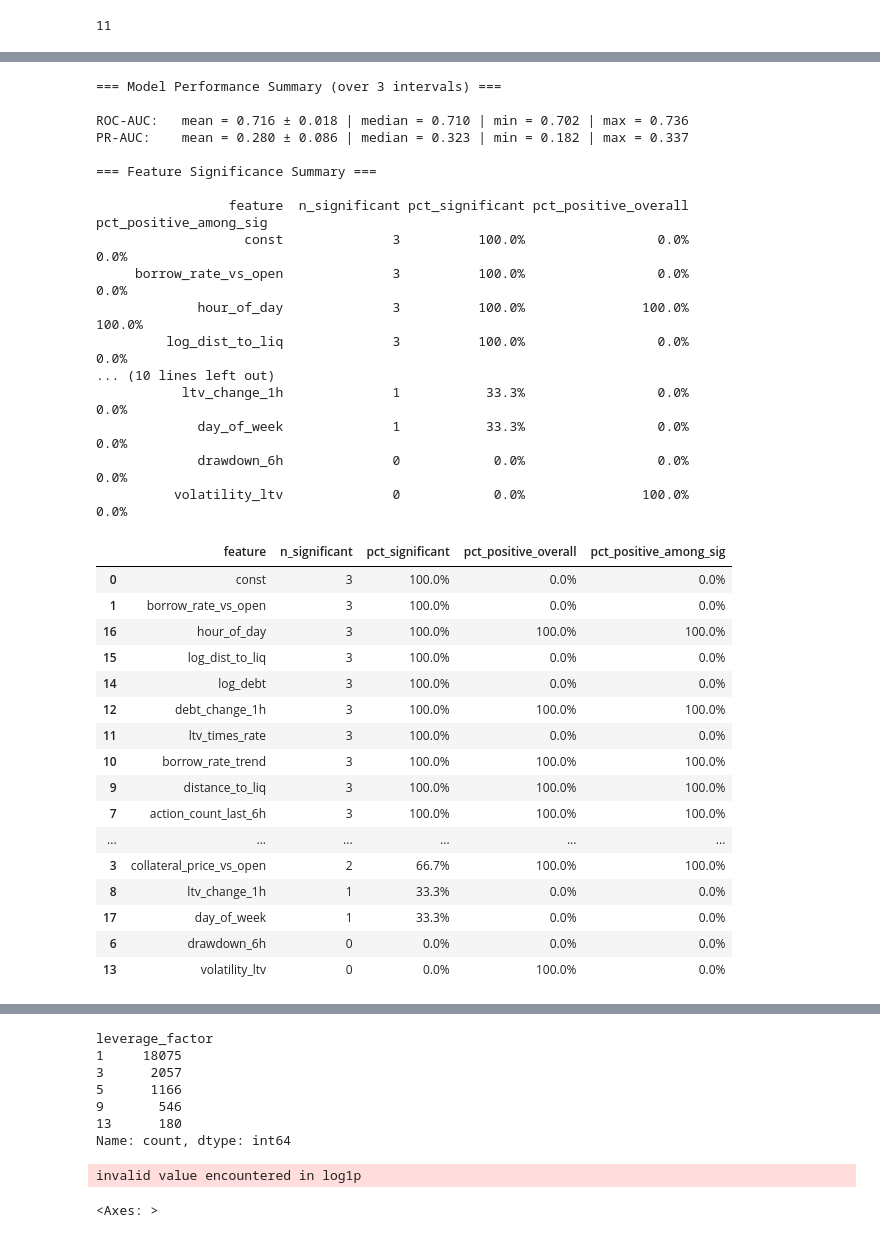
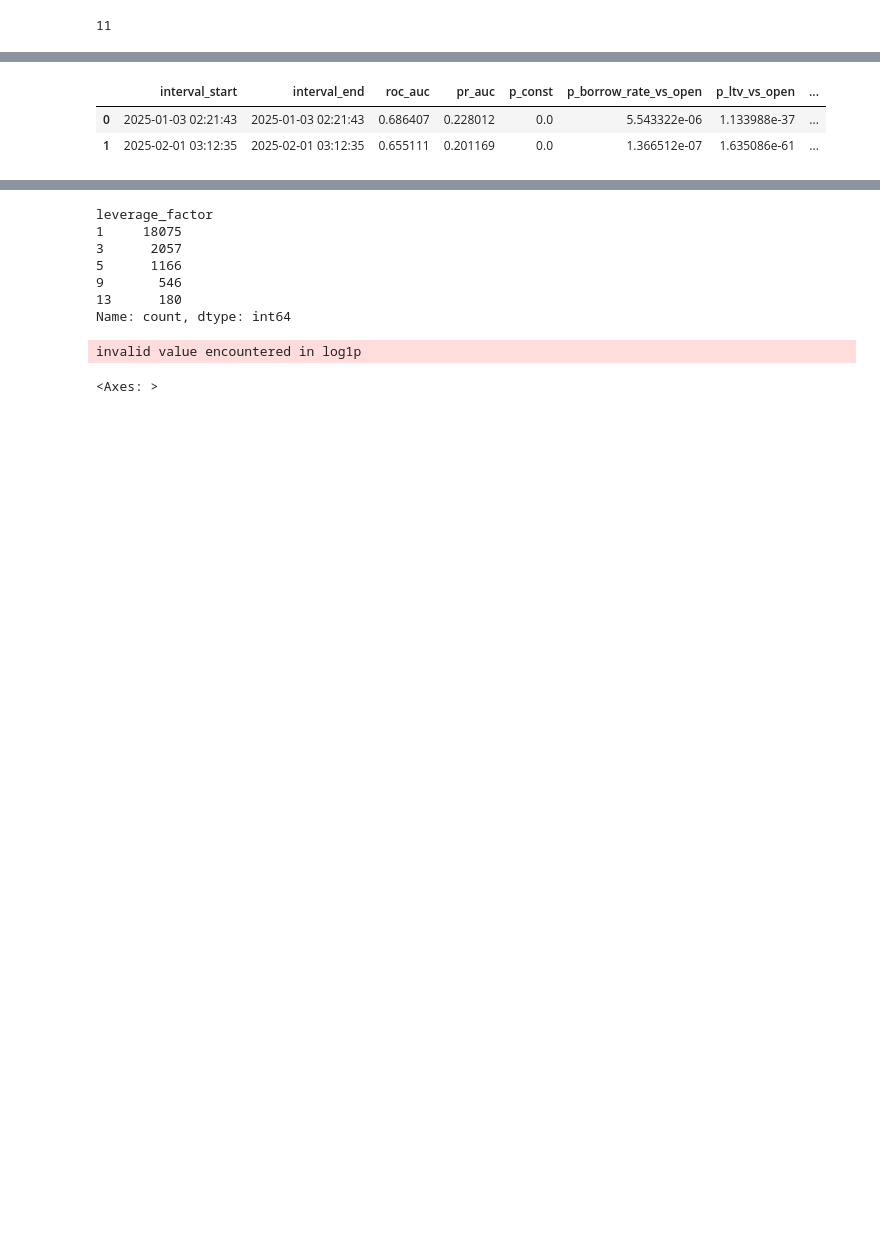
Before and after one commit to egortrussov/lending_protocols_researh, a Jupyter notebook: users_clusterization/leveraged_users.ipynb, the cells around one changed output, grey strips where cells are left out. Saved outputs shown, nothing was run; the diff lists cells and outputs as text; code cells hidden in the pictures; blank space fills up the shorter version.

```diff
--- a/users_clusterization/leveraged_users.ipynb
+++ b/users_clusterization/leveraged_users.ipynb
@@ -344,7 +352,7 @@ print(len(monthly_dfs))
 
 for inx in tqdm(range(len(monthly_dfs))):
     i,curr_df  = monthly_dfs[inx]
-    risky_users = curr_df[curr_df["ltv_after"] > 0.8]["user_address"].unique()
+    risky_users = curr_df[curr_df["ltv_after"] > 0.7]["user_address"].unique()
     large_users = curr_df[curr_df["debt_after"] > 50_000]["user_address"].unique()
     small_ltv = curr_df.groupby("user_address")["ltv_after"].max()
     small_ltv = small_ltv[small_ltv<0.6].index
@@ -402,4 +410,6 @@ for inx in tqdm(range(len(monthly_dfs))):
 # %%
 # pd.to_pickle(cohort_clusters, 'cohort_clusters_raw.pkl')
-cohort_clusters = pd.read_pickle('cohort_clusters_raw.pkl')
-cohort_clusters.keys()
+# cohort_clusters = pd.read_pickle('cohort_clusters_raw.pkl')
+# with open('cohort_clusters_raw.pkl', 'rb') as file:
+#     cohort_clusters = pd.read_pickle(file)
+# cohort_clusters
@@ -608,9 +694,7 @@ risky_hourly_small = []
 for curr_df in tqdm(cohort_clusters_hourly["risky"]):
     thresholds = {
         'market_utilization': 0.01,
-        'ltv': 0.05,
-        'borrow_rate': 0.02,
-        'collateral_price': 5000,
+        'collateral_price': '5%',
     }
     new = add_time_difference_features(curr_df, [6, 24])
     print(f"{curr_df['datetime'].min()} Rows before removing sim hours {len(new)}, users{new['user_address'].nunique()}",end='; ')
@@ -637,0 +749,12 @@ len(risky_prepared)
+# %%
+import numpy as np
+import pickle
+# risky_prepared = pd.read_pickle("./risky_for_model.pkl")
+# risky_prepared
+# with open('test.pkl','wb') as handle:
+#     pickle.dump(df,handle,protocol=pickle.HIGHEST_PROTOCOL)
+
+with open('cohort_clusters_hourly.pkl', 'rb') as handle:
+    risky_prepared = pickle.load(handle)
+risky_prepared
+# pd.read_pickle('cohort_clusters_hourly.pkl')
@@ -1738,37 +2199,7 @@ pd.DataFrame(results).drop(columns=[
 # %%
-summarize_feature_significance(pd.DataFrame(results))
+# summarize_feature_significance(pd.DataFrame(results))
+pd.DataFrame(results)
 # %% [output]
-=== Model Performance Summary (over 3 intervals) ===
-
-ROC-AUC:   mean = 0.716 ± 0.018 | median = 0.710 | min = 0.702 | max = 0.736
-PR-AUC:    mean = 0.280 ± 0.086 | median = 0.323 | min = 0.182 | max = 0.337
-
-=== Feature Significance Summary ===
-
-                 feature  n_significant pct_significant pct_positive_overall pct_positive_among_sig
-                   const              3          100.0%                 0.0%                   0.0%
-     borrow_rate_vs_open              3          100.0%                 0.0%                   0.0%
-             hour_of_day              3          100.0%               100.0%                 100.0%
-         log_dist_to_liq              3          100.0%                 0.0%                   0.0%
-... (10 lines left out)
-           ltv_change_1h              1           33.3%                 0.0%                   0.0%
-             day_of_week              1           33.3%                 0.0%                   0.0%
-             drawdown_6h              0            0.0%                 0.0%                   0.0%
-          volatility_ltv              0            0.0%               100.0%                   0.0%
-|  | feature | n_significant | pct_significant | pct_positive_overall | pct_positive_among_sig |
-| 0 | const | 3 | 100.0% | 0.0% | 0.0% |
-| 1 | borrow_rate_vs_open | 3 | 100.0% | 0.0% | 0.0% |
-| 16 | hour_of_day | 3 | 100.0% | 100.0% | 100.0% |
-| 15 | log_dist_to_liq | 3 | 100.0% | 0.0% | 0.0% |
-| 14 | log_debt | 3 | 100.0% | 0.0% | 0.0% |
-| 12 | debt_change_1h | 3 | 100.0% | 100.0% | 100.0% |
-| 11 | ltv_times_rate | 3 | 100.0% | 0.0% | 0.0% |
-| 10 | borrow_rate_trend | 3 | 100.0% | 100.0% | 100.0% |
-| 9 | distance_to_liq | 3 | 100.0% | 100.0% | 100.0% |
-| 7 | action_count_last_6h | 3 | 100.0% | 100.0% | 100.0% |
-| ... | ... | ... | ... | ... | ... |
-| 3 | collateral_price_vs_open | 2 | 66.7% | 100.0% | 100.0% |
-| 8 | ltv_change_1h | 1 | 33.3% | 0.0% | 0.0% |
-| 17 | day_of_week | 1 | 33.3% | 0.0% | 0.0% |
-| 6 | drawdown_6h | 0 | 0.0% | 0.0% | 0.0% |
-| 13 | volatility_ltv | 0 | 0.0% | 100.0% | 0.0% |
+|  | interval_start | interval_end | roc_auc | pr_auc | p_const | p_borrow_rate_vs_open | p_ltv_vs_open | ... |
+| 0 | 2025-01-03 02:21:43 | 2025-01-03 02:21:43 | 0.686407 | 0.228012 | 0.0 | 5.543322e-06 | 1.133988e-37 | ... |
+| 1 | 2025-02-01 03:12:35 | 2025-02-01 03:12:35 | 0.655111 | 0.201169 | 0.0 | 1.366512e-07 | 1.635086e-61 | ... |
```
Also changed, not shown: parts of 27 cells of this notebook, 35 other files.
